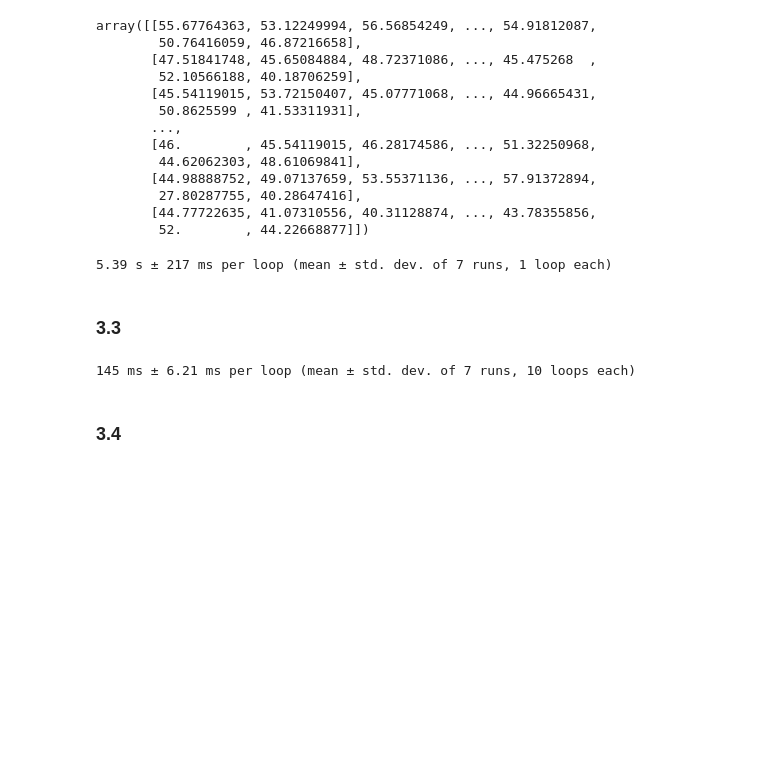
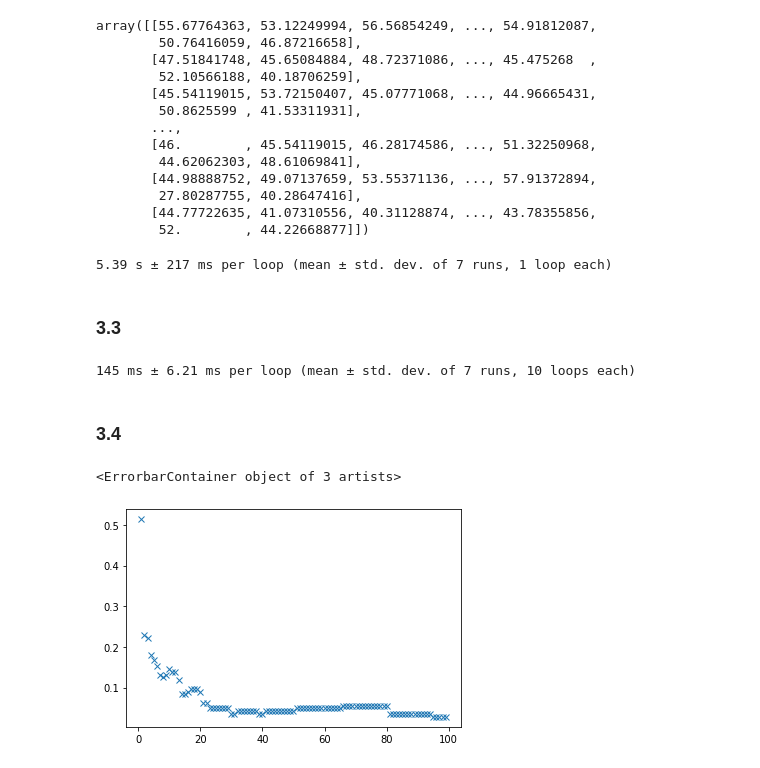
Before and after one commit to timochew98/FML, a Jupyter notebook: nearest-neighbor.ipynb, the cells around one changed output. Cells and saved outputs as stored; diff of their text form; code cells hidden in the pictures; blank space fills up the shorter version.

```diff
--- a/nearest-neighbor.ipynb
+++ b/nearest-neighbor.ipynb
@@ -146,13 +147,22 @@ for i in range(len(X_test)):
     if y_test[i] ==3 or y_test[i] == 9:
         X_test2.append(X_test[i])
         y_test2.append(y_test[i])
-# %%
-# Nearest neighbour classifier for arbitrary training set size
-#D =64
-def nn_classifier(training,test,number_of_test,number_of_neighbors, y):
-    diff = dist_loop(training[:number_of_neighbors],test)
-    idx = np.argmin(diff[:,number_of_test])
-
-
-    label = y[idx]
-    return label
+# %%
+def nn_classifier(training,test,number_of_neighbors, y_train):
+    diff = dist_vec(training[:number_of_neighbors],test)
+    idx = np.argmin(diff,axis = 0)
+    y_train = np.array(y_train)
+    label = y_train[idx]
+    return label
+errors = []
+k_array = np.arange(1,100,1)
+for k in k_array:
+    label = nn_classifier(X_train2, X_test2,k, y_train2)
+    n_errors = 0
+    for i in range(len(X_test2)):
+        if label[i] != y_test2[i]: n_errors += 1
+    errors.append(n_errors/len(X_test2))
+plt.errorbar(k_array, errors, fmt='x')
+# %% [output]
+<ErrorbarContainer object of 3 artists>
+[figure, added]
```
Also changed, not shown: parts of 8 cells of this notebook.
